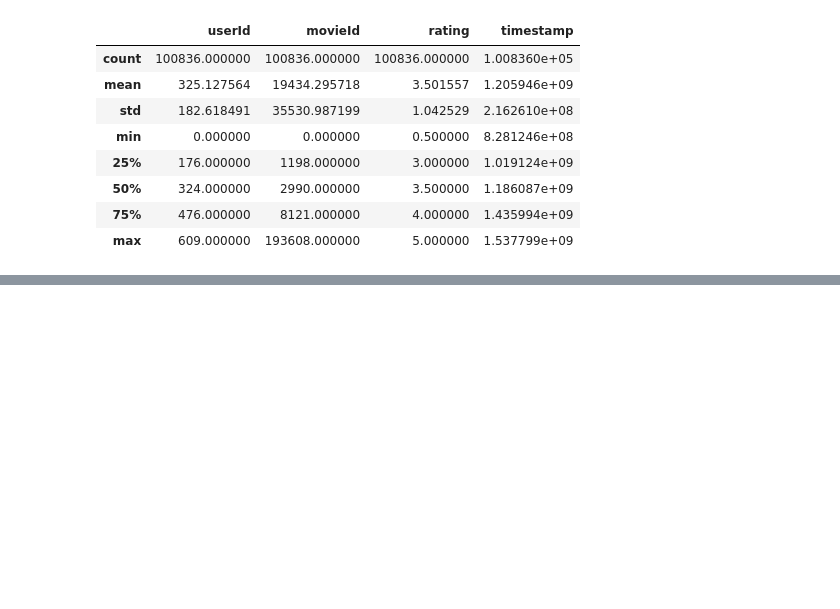
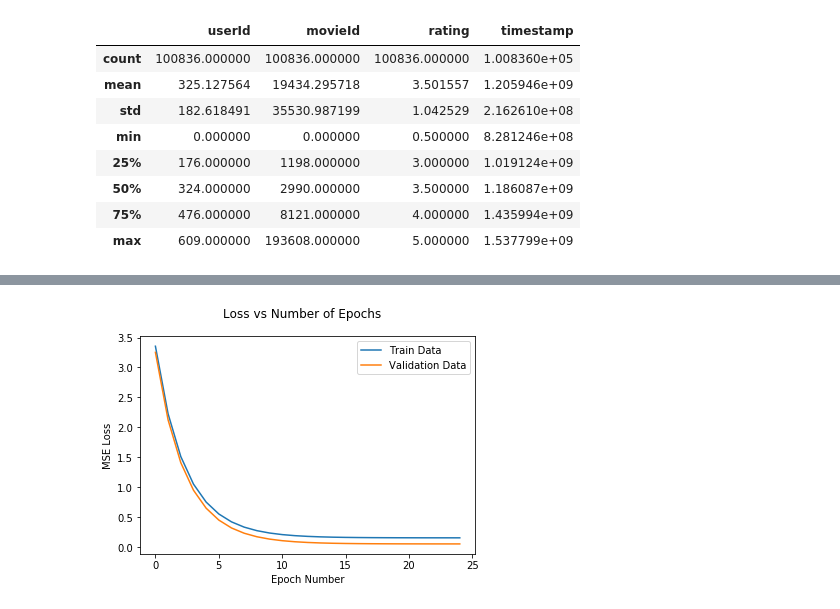
Before and after one commit to ljibajap/ECE196_ML, a Jupyter notebook: main.ipynb, the cells around one changed output, grey strips where cells are left out. Saved outputs shown, nothing was run; the diff lists cells and outputs as text; code cells hidden in the pictures; blank space fills up the shorter version.

Commit message:
tunning iterations done

```diff
--- a/main.ipynb
+++ b/main.ipynb
@@ -315,0 +72,2 @@ class CF_Model(object):
+# %%
+best_model, validation_table = tunning_number_iterations(train_data,val_data,list_userId,list_movieId,5)
@@ -315,0 +80,4 @@ class CF_Model(object):
+# %%
+best_model.plot_loss()
+# %% [output]
+[figure, added]
```
Also changed, not shown: parts of 19 cells of this notebook, 3 other files.
